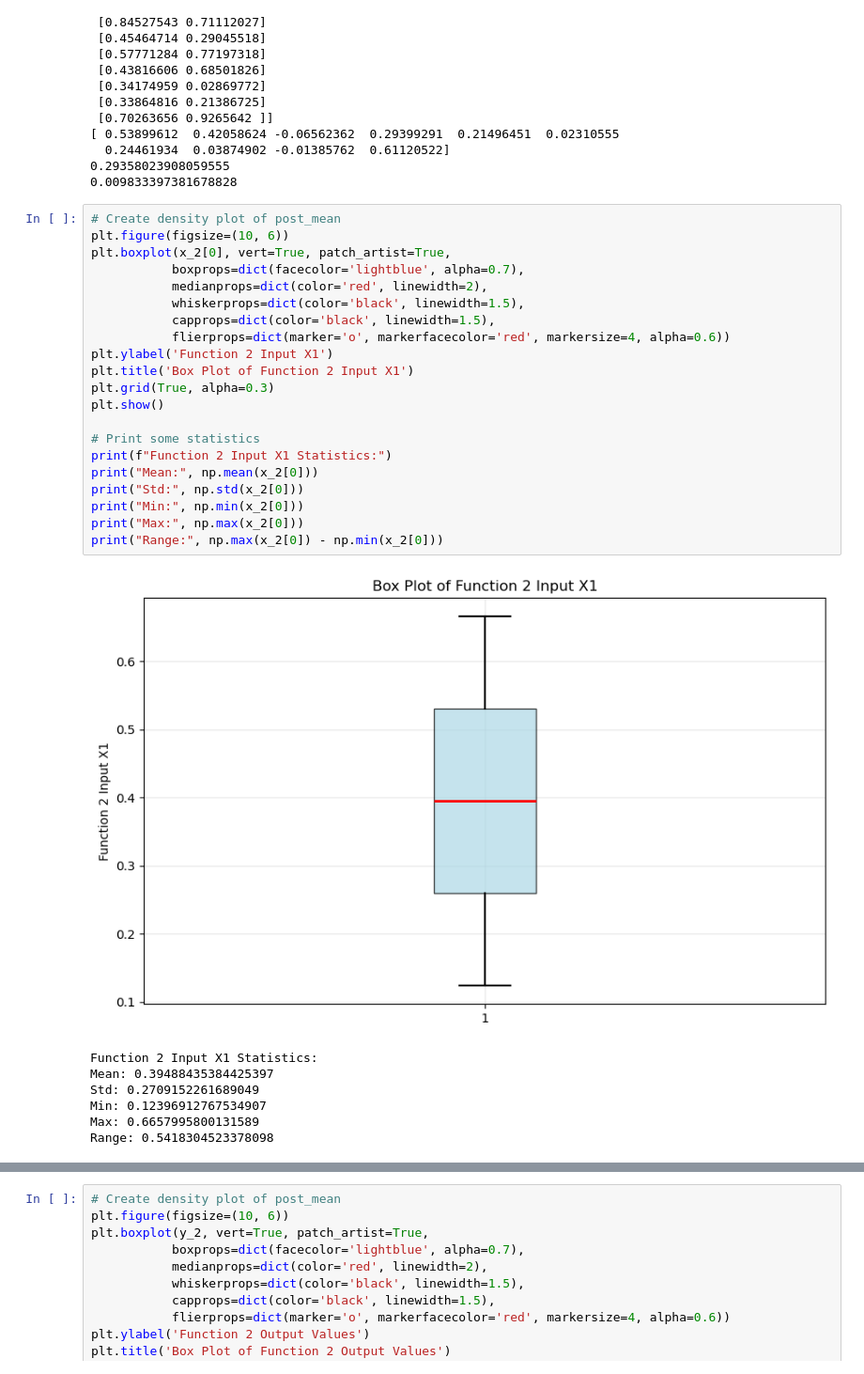
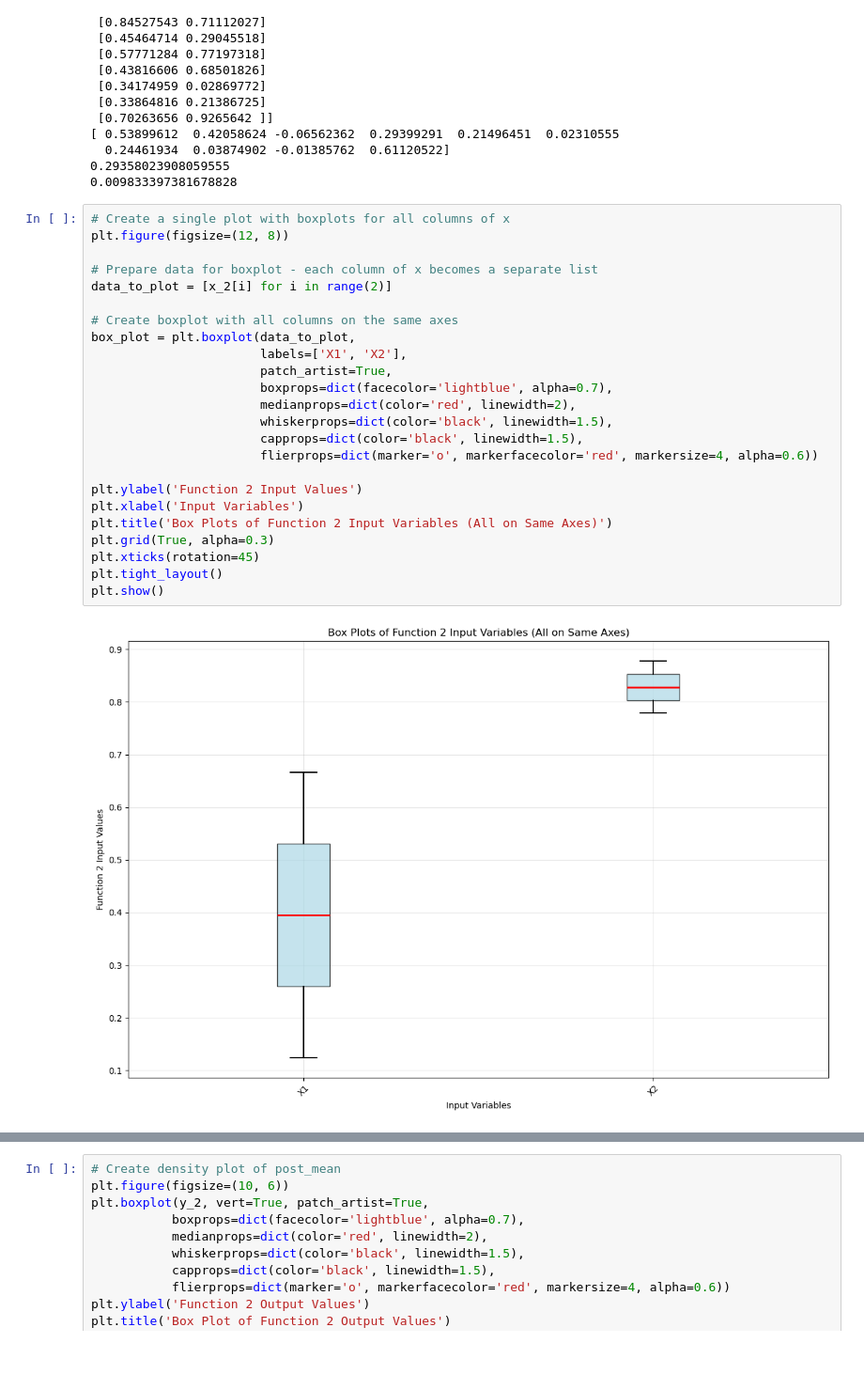
Before and after one commit to Kelly-A-W/Imperial-AI-and-ML-Course-Capstone-Project, a Jupyter notebook: capstone_assignment_12_1.ipynb, the cells around one changed output, grey strips where cells are left out. Shown: that part at 94% size. Saved outputs shown, nothing was run; the diff lists cells and outputs as text.

```diff
--- a/capstone_assignment_12_1.ipynb
+++ b/capstone_assignment_12_1.ipynb
@@ -314,31 +282,28 @@ print(average_difference_2)
 0.29358023908059555
 0.009833397381678828
 # %%
-# Create density plot of post_mean
-plt.figure(figsize=(10, 6))
-plt.boxplot(x_2[0], vert=True, patch_artist=True,
-           boxprops=dict(facecolor='lightblue', alpha=0.7),
-           medianprops=dict(color='red', linewidth=2),
-           whiskerprops=dict(color='black', linewidth=1.5),
-           capprops=dict(color='black', linewidth=1.5),
-           flierprops=dict(marker='o', markerfacecolor='red', markersize=4, alpha=0.6))
-plt.ylabel('Function 2 Input X1')
-plt.title('Box Plot of Function 2 Input X1')
+# Create a single plot with boxplots for all columns of x
+plt.figure(figsize=(12, 8))
+
+# Prepare data for boxplot - each column of x becomes a separate list
+data_to_plot = [x_2[i] for i in range(2)]
+
+# Create boxplot with all columns on the same axes
+box_plot = plt.boxplot(data_to_plot,
+                       labels=['X1', 'X2'],
+                       patch_artist=True,
+                       boxprops=dict(facecolor='lightblue', alpha=0.7),
+                       medianprops=dict(color='red', linewidth=2),
+                       whiskerprops=dict(color='black', linewidth=1.5),
+                       capprops=dict(color='black', linewidth=1.5),
+                       flierprops=dict(marker='o', markerfacecolor='red', markersize=4, alpha=0.6))
+
+plt.ylabel('Function 2 Input Values')
+plt.xlabel('Input Variables')
+plt.title('Box Plots of Function 2 Input Variables (All on Same Axes)')
 plt.grid(True, alpha=0.3)
+plt.xticks(rotation=45)
+plt.tight_layout()
 plt.show()
-
-# Print some statistics
-print(f"Function 2 Input X1 Statistics:")
-print("Mean:", np.mean(x_2[0]))
-print("Std:", np.std(x_2[0]))
-print("Min:", np.min(x_2[0]))
-print("Max:", np.max(x_2[0]))
-print("Range:", np.max(x_2[0]) - np.min(x_2[0]))
 # %% [output]
-[figure, old version]
+[figure, new version]
-Function 2 Input X1 Statistics:
-Mean: 0.39488435384425397
-Std: 0.2709152261689049
-Min: 0.12396912767534907
-Max: 0.6657995800131589
-Range: 0.5418304523378098
```
Also changed, not shown: parts of 18 cells of this notebook.
